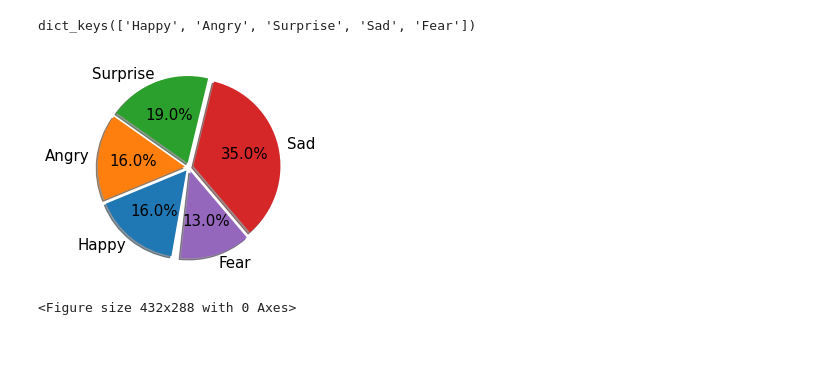
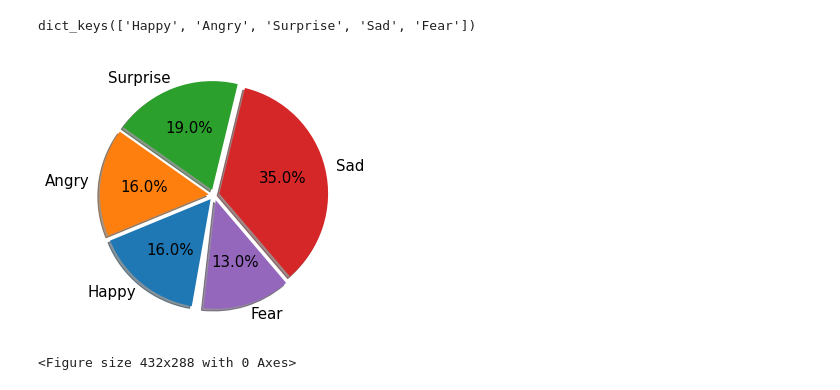
Before and after one commit to KILjungjoon/Sentimental-Analysis, a Jupyter notebook: Text2emotion.ipynb, the cells around one changed output. Drawn from its saved outputs; the diff is of its cells as text; code cells hidden in the pictures; blank space fills up the shorter version.

```diff
--- a/Text2emotion.ipynb
+++ b/Text2emotion.ipynb
@@ -102,19 +102,21 @@ dict_keys(['Happy', 'Angry', 'Surprise', 'Sad', 'Fear'])
 # %%
 # Pie Chart (https://github.com/KILjungjoon/Python_Grammar/blob/main/PiePlot.ipynb)
 
 import matplotlib.pyplot as plt
 plt.rc('font', size=15)        # 기본 폰트 크기
 
 # labels =  ["Majoritarian", "Combined", "PR", "No Directed Elections"]
 labels = result.keys()
 # ratio = [91, 29, 64, 7]
 ratio = result.values()
 
 explode = [0.05, 0.05, 0.05, 0.05, 0.05]
 
+fig = plt.figure(figsize=(5,5)) ## 캔버스 생성
+fig.set_facecolor('white')   # 캔버스 배경색을 하얀색으로 설정
 plt.pie(ratio, labels=labels, autopct='%.1f%%', startangle=260, counterclock=False, explode=explode, shadow=True)
 plt.show()
 plt.savefig('emotion of Someone like you.png')
 # %% [output]
-[figure, old version]
+[figure, new version]
 <Figure size 432x288 with 0 Axes>
```
